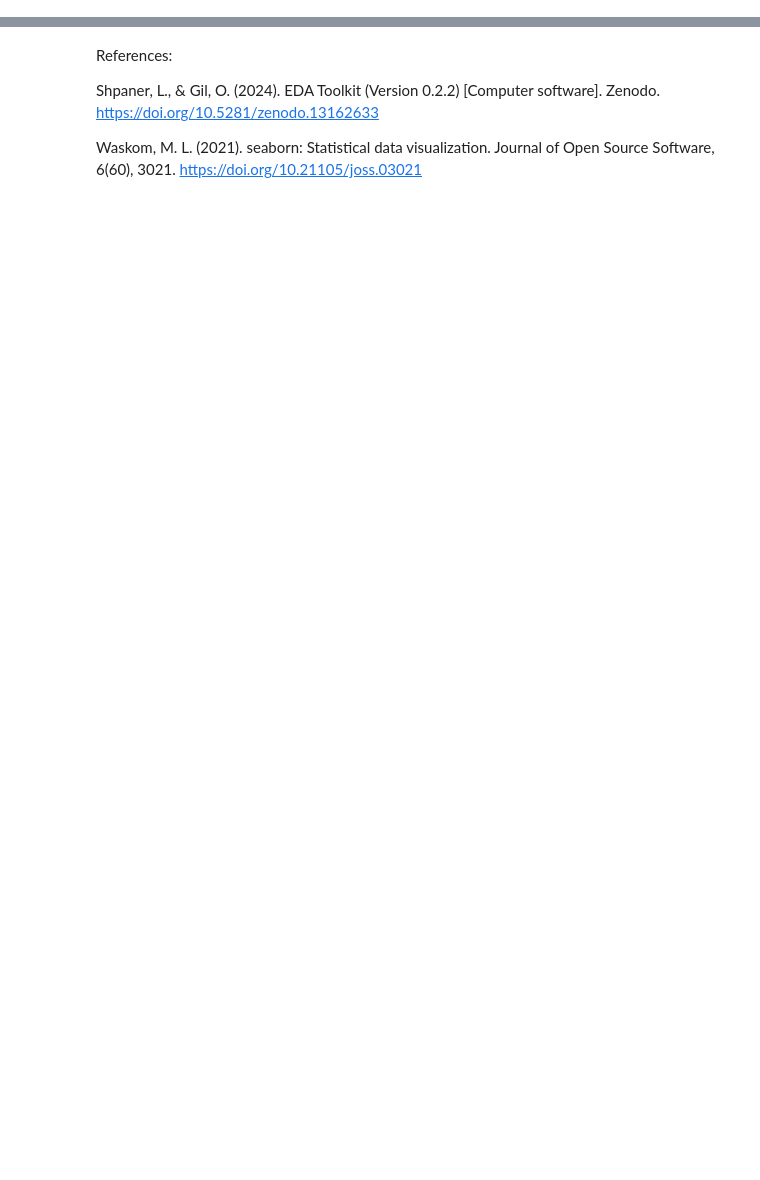
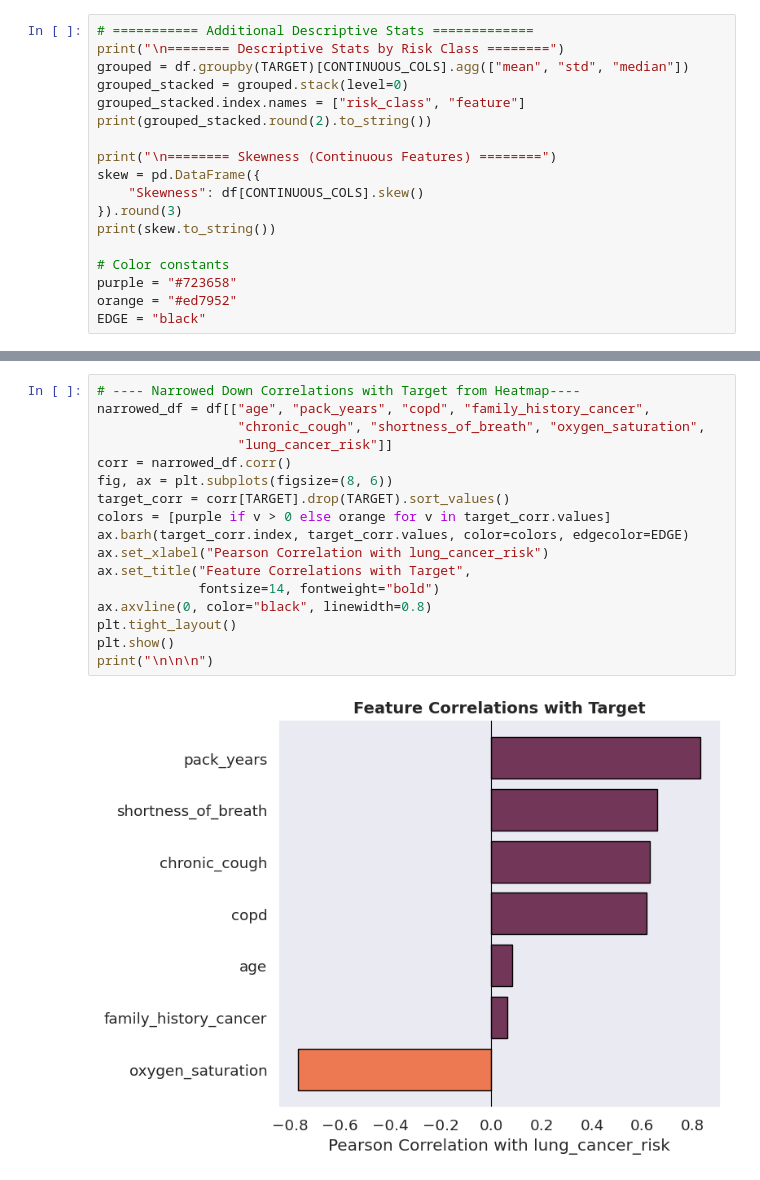
Before and after one commit to parkco34/aai_500_team_project, a Jupyter notebook: MSAAI_500_Notebook.ipynb, the cells around one changed output, grey strips where cells are left out. Cells and saved outputs as stored; diff of their text form; blank space fills up the shorter version.

Commit message:
Add files via upload
This is the final version 02/23/26.

```diff
--- a/MSAAI_500_Notebook.ipynb
+++ b/MSAAI_500_Notebook.ipynb
@@ -383,0 +75,18 @@ alcohol_units_per_week      0.500    -0.314
+# %%
+# =========== Additional Descriptive Stats =============
+print("\n======== Descriptive Stats by Risk Class ========")
+grouped = df.groupby(TARGET)[CONTINUOUS_COLS].agg(["mean", "std", "median"])
+grouped_stacked = grouped.stack(level=0)
+grouped_stacked.index.names = ["risk_class", "feature"]
+print(grouped_stacked.round(2).to_string())
+
+print("\n======== Skewness (Continuous Features) ========")
+skew = pd.DataFrame({
+    "Skewness": df[CONTINUOUS_COLS].skew()
+}).round(3)
+print(skew.to_string())
+
+# Color constants
+purple = "#723658"
+orange = "#ed7952"
+EDGE = "black"
@@ -451,6 +164,19 @@ Text(0.5, 1.0, 'Abnormal Xray By Lung Cancer Risk')
-# %% [markdown]
-References:
-
-Shpaner, L., & Gil, O. (2024). EDA Toolkit (Version 0.2.2) [Computer software]. Zenodo. https://doi.org/10.5281/zenodo.13162633
-
-Waskom, M. L. (2021). seaborn: Statistical data visualization. Journal of Open Source Software, 6(60), 3021. https://doi.org/10.21105/joss.03021
+# %%
+# ---- Narrowed Down Correlations with Target from Heatmap----
+narrowed_df = df[["age", "pack_years", "copd", "family_history_cancer",
+                  "chronic_cough", "shortness_of_breath", "oxygen_saturation",
+                  "lung_cancer_risk"]]
+corr = narrowed_df.corr()
+fig, ax = plt.subplots(figsize=(8, 6))
+target_corr = corr[TARGET].drop(TARGET).sort_values()
+colors = [purple if v > 0 else orange for v in target_corr.values]
+ax.barh(target_corr.index, target_corr.values, color=colors, edgecolor=EDGE)
+ax.set_xlabel("Pearson Correlation with lung_cancer_risk")
+ax.set_title("Feature Correlations with Target",
+             fontsize=14, fontweight="bold")
+ax.axvline(0, color="black", linewidth=0.8)
+plt.tight_layout()
+plt.show()
+print("\n\n\n")
+# %% [output]
+[figure, added]
```
Also changed, not shown: parts of 16 cells of this notebook.
